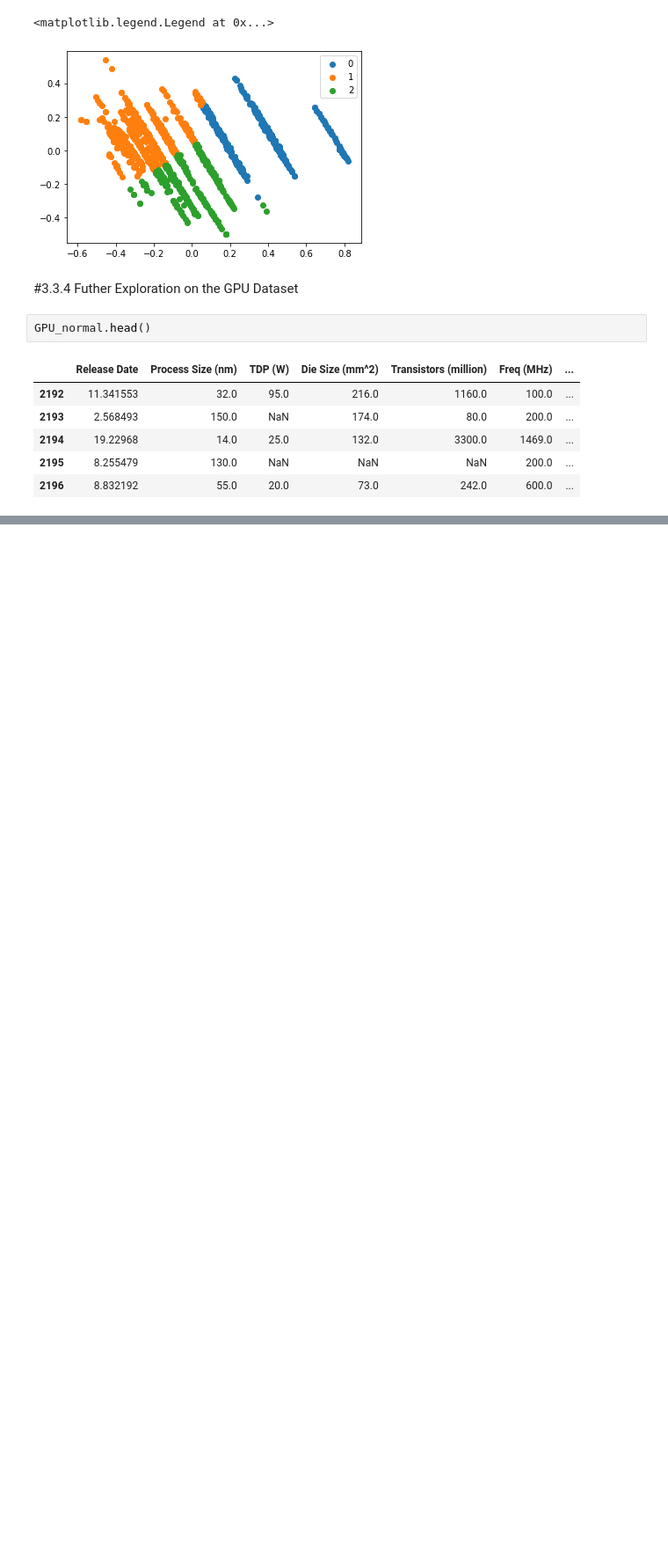
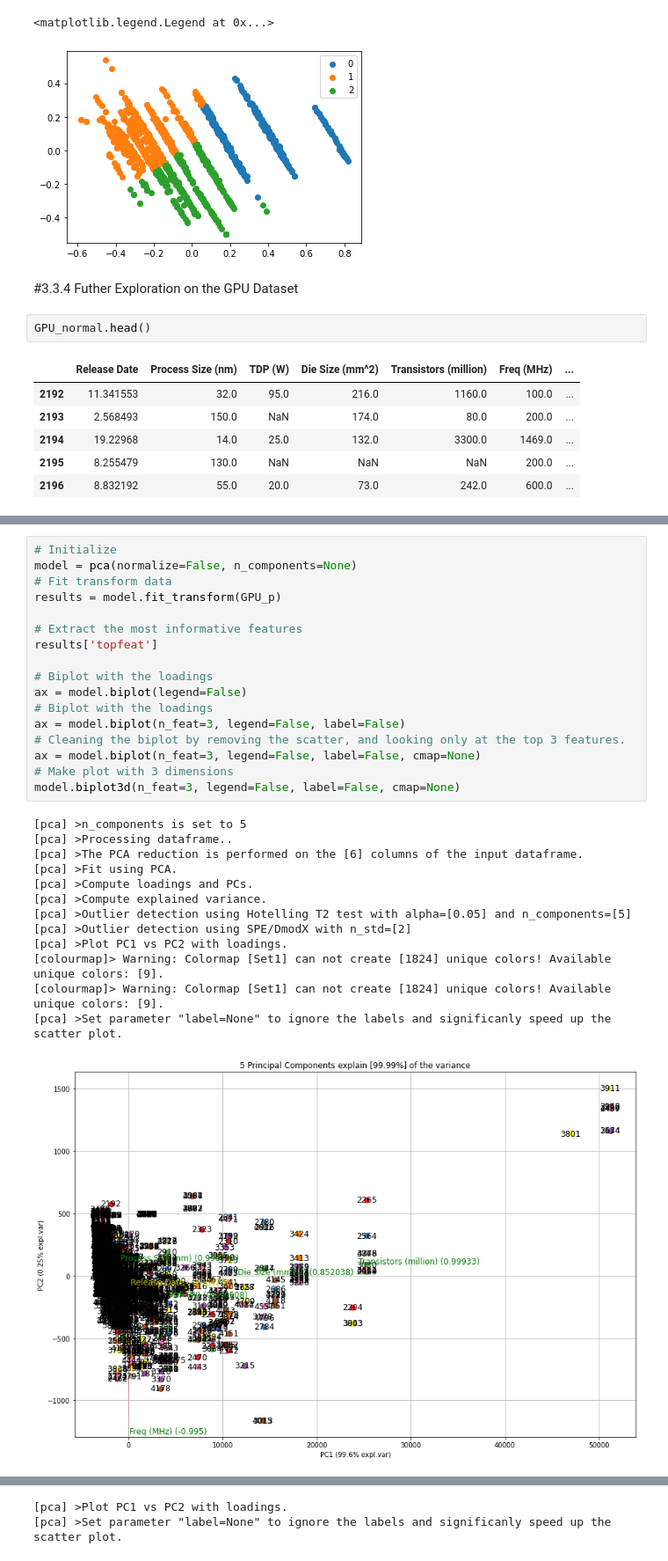
Before and after one commit to Yuchen-PLB/ECS171-FP, a Jupyter notebook: code/models/apply_Clustering_Models.ipynb, the cells around one changed output, grey strips where cells are left out. Shown at 88% size. Drawn from its saved outputs; the diff is of its cells as text; blank space fills up the shorter version.

```diff
--- a/code/models/apply_Clustering_Models.ipynb
+++ b/code/models/apply_Clustering_Models.ipynb
@@ -397,0 +441,31 @@ GPU_normal.head()
+# %%
+# Initialize
+model = pca(normalize=False, n_components=None)
+# Fit transform data
+results = model.fit_transform(GPU_p)
+
+# Extract the most informative features
+results['topfeat']
+
+# Biplot with the loadings
+ax = model.biplot(legend=False)
+# Biplot with the loadings
+ax = model.biplot(n_feat=3, legend=False, label=False)
+# Cleaning the biplot by removing the scatter, and looking only at the top 3 features.
+ax = model.biplot(n_feat=3, legend=False, label=False, cmap=None)
+# Make plot with 3 dimensions
+model.biplot3d(n_feat=3, legend=False, label=False, cmap=None)
+# %% [output]
+[pca] >n_components is set to 5
+[pca] >Processing dataframe..
+[pca] >The PCA reduction is performed on the [6] columns of the input dataframe.
+[pca] >Fit using PCA.
+[pca] >Compute loadings and PCs.
+[pca] >Compute explained variance.
+[pca] >Outlier detection using Hotelling T2 test with alpha=[0.05] and n_components=[5]
+[pca] >Outlier detection using SPE/DmodX with n_std=[2]
+[pca] >Plot PC1 vs PC2 with loadings.
+[colourmap]> Warning: Colormap [Set1] can not create [1824] unique colors! Available unique colors: [9].
+[colourmap]> Warning: Colormap [Set1] can not create [1824] unique colors! Available unique colors: [9].
+[pca] >Set parameter "label=None" to ignore the labels and significanly speed up the scatter plot.
+[figure, added]
@@ -397,0 +477,2 @@ GPU_normal.head()
+[pca] >Plot PC1 vs PC2 with loadings.
+[pca] >Set parameter "label=None" to ignore the labels and significanly speed up the scatter plot.
```
Also changed, not shown: parts of 7 cells of this notebook.
